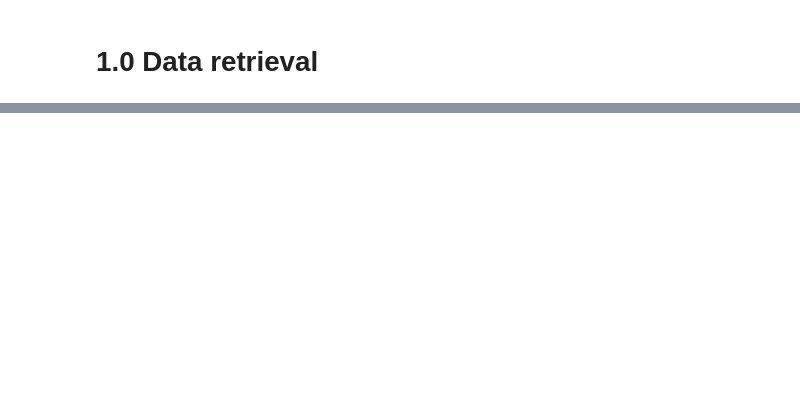
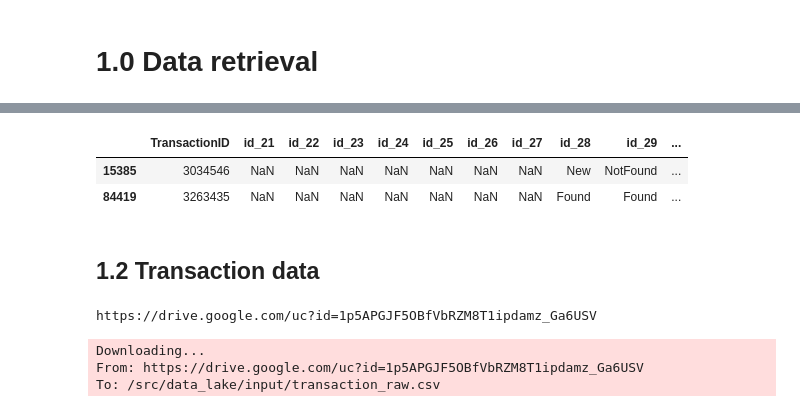
Before and after one commit to davins90/unsupervised_anomaly_detection, a Jupyter notebook: src/notebooks/1_data_ingestion/1_data_ingestion.ipynb, the cells around one changed output, grey strips where cells are left out. Drawn from its saved outputs; the diff is of its cells as text; code cells hidden in the pictures; blank space fills up the shorter version.

```diff
--- a/src/notebooks/1_data_ingestion/1_data_ingestion.ipynb
+++ b/src/notebooks/1_data_ingestion/1_data_ingestion.ipynb
@@ -20,0 +96,12 @@ ide.sample(3)
+# %%
+ide = ide.drop(columns=['id_01', 'id_02', 'id_03', 'id_04', 'id_05', 'id_06',
+       'id_07', 'id_08', 'id_09', 'id_10', 'id_11', 'id_12', 'id_13', 'id_14',
+       'id_15', 'id_16', 'id_17', 'id_18', 'id_19', 'id_20'])
+# %%
+ide.sample(2)
+# %% [output]
+|  | TransactionID | id_21 | id_22 | id_23 | id_24 | id_25 | id_26 | id_27 | id_28 | id_29 | ... |
+| 15385 | 3034546 | NaN | NaN | NaN | NaN | NaN | NaN | NaN | New | NotFound | ... |
+| 84419 | 3263435 | NaN | NaN | NaN | NaN | NaN | NaN | NaN | Found | Found | ... |
+# %% [markdown]
+## 1.2 Transaction data
@@ -20,0 +110,7 @@ ide.sample(3)
+# %%
+tra = data_retrieval(url_2)
+# %% [output]
+https://drive.google.com/uc?id=1p5APGJF5OBfVbRZM8T1ipdamz_Ga6USV
+Downloading...
+From: https://drive.google.com/uc?id=1p5APGJF5OBfVbRZM8T1ipdamz_Ga6USV
+To: /src/data_lake/input/transaction_raw.csv
```
Also changed, not shown: parts of 42 cells of this notebook, 11 other files.
